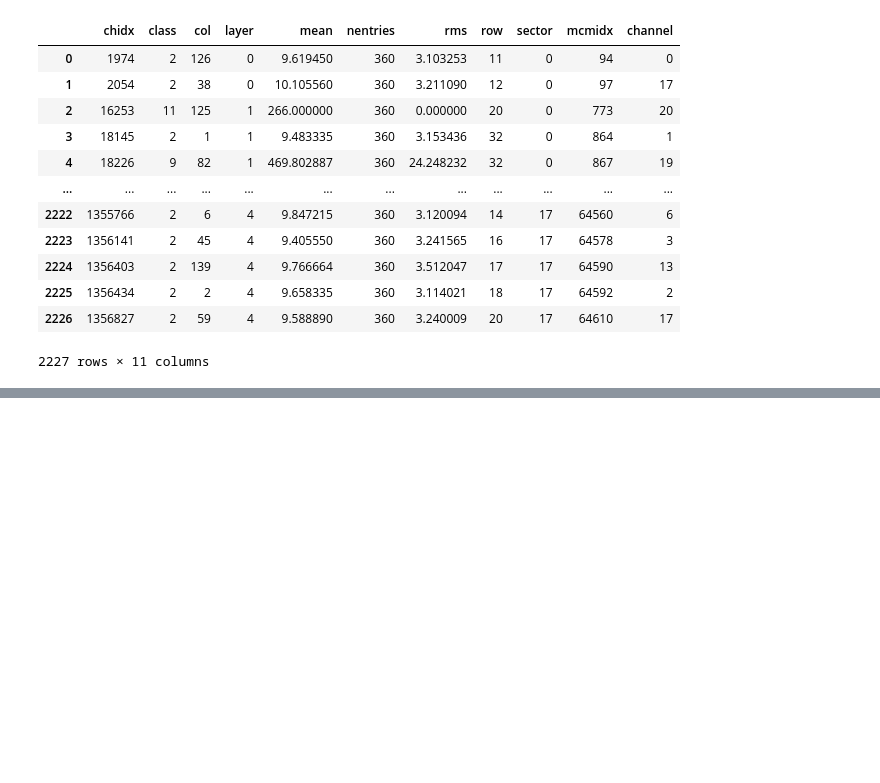
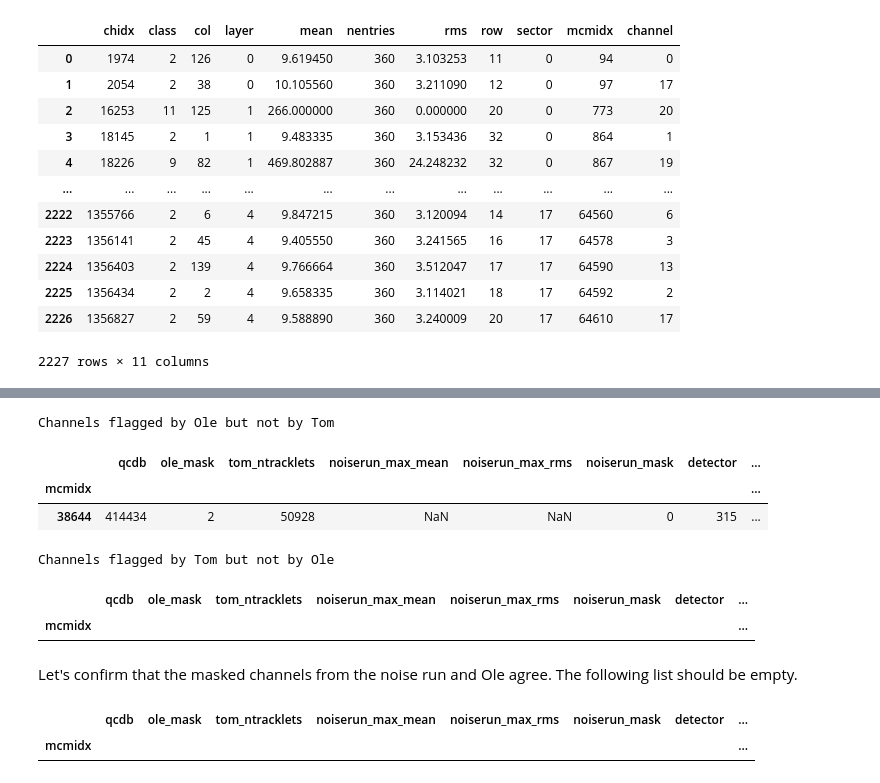
Before and after one commit to tdietel/swan-o2-playground, a Jupyter notebook: Noise/BadChannelLists.ipynb, the cells around one changed output, grey strips where cells are left out. Drawn from its saved outputs; the diff is of its cells as text; code cells hidden in the pictures; blank space fills up the shorter version.

```diff
--- a/Noise/BadChannelLists.ipynb
+++ b/Noise/BadChannelLists.ipynb
@@ -417,0 +399,25 @@ maskout
+# %%
+noiserunflags = (alldata['noiserun_max_mean']>15) | (alldata['noiserun_max_rms']>4)
+tomflags = (alldata['tom_ntracklets']>0)  & noiserunflags
+oleflags = (alldata['ole_mask']>0)
+
+print("Channels flagged by Ole but not by Tom")
+display(alldata[oleflags & (~tomflags)])
+
+print("Channels flagged by Tom but not by Ole")
+display(alldata[tomflags & (~oleflags)])
+# %% [output]
+Channels flagged by Ole but not by Tom
+|  | qcdb | ole_mask | tom_ntracklets | noiserun_max_mean | noiserun_max_rms | noiserun_mask | detector | ... |
+| mcmidx |  |  |  |  |  |  |  | ... |
+| 38644 | 414434 | 2 | 50928 | NaN | NaN | 0 | 315 | ... |
+Channels flagged by Tom but not by Ole
+|  | qcdb | ole_mask | tom_ntracklets | noiserun_max_mean | noiserun_max_rms | noiserun_mask | detector | ... |
+| mcmidx |  |  |  |  |  |  |  | ... |
+# %% [markdown]
+Let's confirm that the masked channels from the noise run and Ole agree. The following list should be empty.
+# %%
+display(alldata[tomflags & (alldata['ole_mask'] != alldata['noiserun_mask'])])
+# %% [output]
+|  | qcdb | ole_mask | tom_ntracklets | noiserun_max_mean | noiserun_max_rms | noiserun_mask | detector | ... |
+| mcmidx |  |  |  |  |  |  |  | ... |
```
Also changed, not shown: parts of 41 cells of this notebook, 1 other file.
